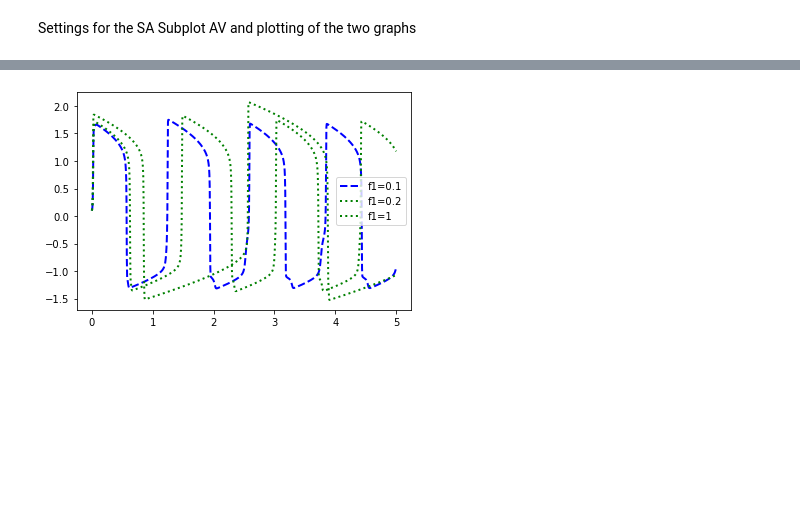
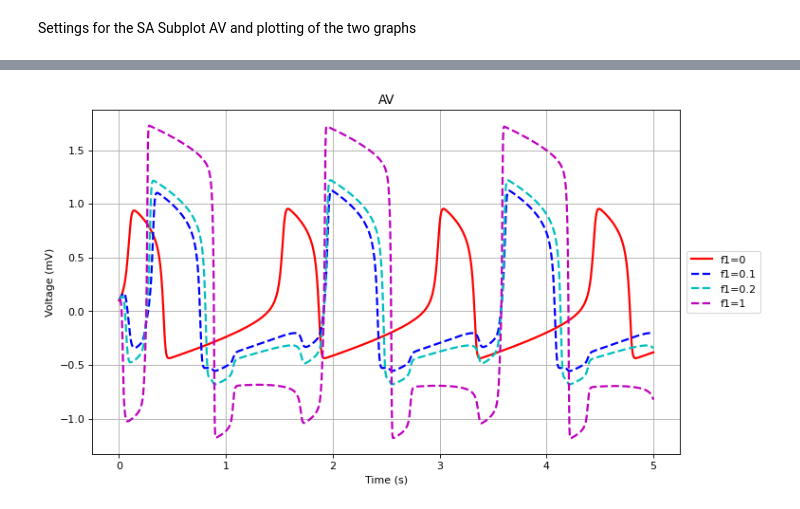
Before and after one commit to Cerlog/Fitz-Hugh-Nagumo-Mathematics-Project, a Jupyter notebook: FitzHughTwo/2 coupled SA AV - extended for plotting .ipynb, the cells around one changed output, grey strips where cells are left out. Drawn from its saved outputs; the diff is of its cells as text; code cells hidden in the pictures; blank space fills up the shorter version.

```diff
--- a/FitzHughTwo/2 coupled SA AV - extended for plotting .ipynb
+++ b/FitzHughTwo/2 coupled SA AV - extended for plotting .ipynb
@@ -20,8 +20,8 @@ b1 = 0.1
 b2 = 0.2
 
 """Coupling constants f"""
-f1 = 0.1
-f2 = 1
+f1 = 0
+f2 = 0
 
 
 params = [f1,f2]
@@ -178,24 +122,46 @@ plt.show()
 # %%
-#f1 = 0
-#y0 = odeint(fhn,x0,t, args=(f1,))
+from matplotlib.pyplot import figure
+
+figure(figsize=(10, 6), dpi=80)
+"""Scaling constants k1-k3"""
+k1 = 160
+k2 = 90
+
+"""Alpha values"""
+a1 = -0.1
+a2 = -0.1
+
+"""Epsilon values"""
+e1 = 0.01
+e2 = 0.01
+
+"""Beta values"""
+b1 = 0.1
+b2 = 0.2
+f2=0
+
+f1 = 0
+y0 = odeint(fhn,x0,t, args=(f1,))
 
 f1 = 0.1
 y1 = odeint(fhn,x0,t, args=(f1,))
 
 f1 = 0.2
 y2 = odeint(fhn,x0,t, args=(f1,))
 
 f1 = 1
 y3 = odeint(fhn,x0,t, args=(f1,))
 
-#plt.plot(t,y0[:,0],'r-',linewidth=2,label='f1=0')
-plt.plot(t,y1[:,0],'b--',linewidth=2,label='f1=0.1')
-plt.plot(t,y2[:,0],'g:',linewidth=2,label='f1=0.2')
-plt.plot(t,y3[:,0],'g:',linewidth=2,label='f1=1')
-fig.supylabel('Voltage (mV)')
-fig.supxlabel('Time (s)')
-plt.legend()
-plt.savefig('testforjulien2.jpeg', bbox_inches="tight")
+plt.title('AV')
+plt.plot(t,y0[:,2],'r-',linewidth=2,label='f1=0')
+plt.plot(t,y1[:,2],'b--',linewidth=2,label='f1=0.1')
+plt.plot(t,y2[:,2],'c--',linewidth=2,label='f1=0.2')
+plt.plot(t,y3[:,2],'m--',linewidth=2,label='f1=1')
+plt.ylabel('Voltage (mV)')
+plt.xlabel('Time (s)')
+plt.grid()
+plt.legend(bbox_to_anchor=(0.85,0.5), loc="center left", borderaxespad=9)
+plt.savefig('SA_AV_f1_all_in_one_plot.png', bbox_inches="tight")
 plt.show()
 # %% [output]
-[figure, old version]
+[figure, new version]
```
Also changed, not shown: parts of 2 cells of this notebook, 5 other files.
